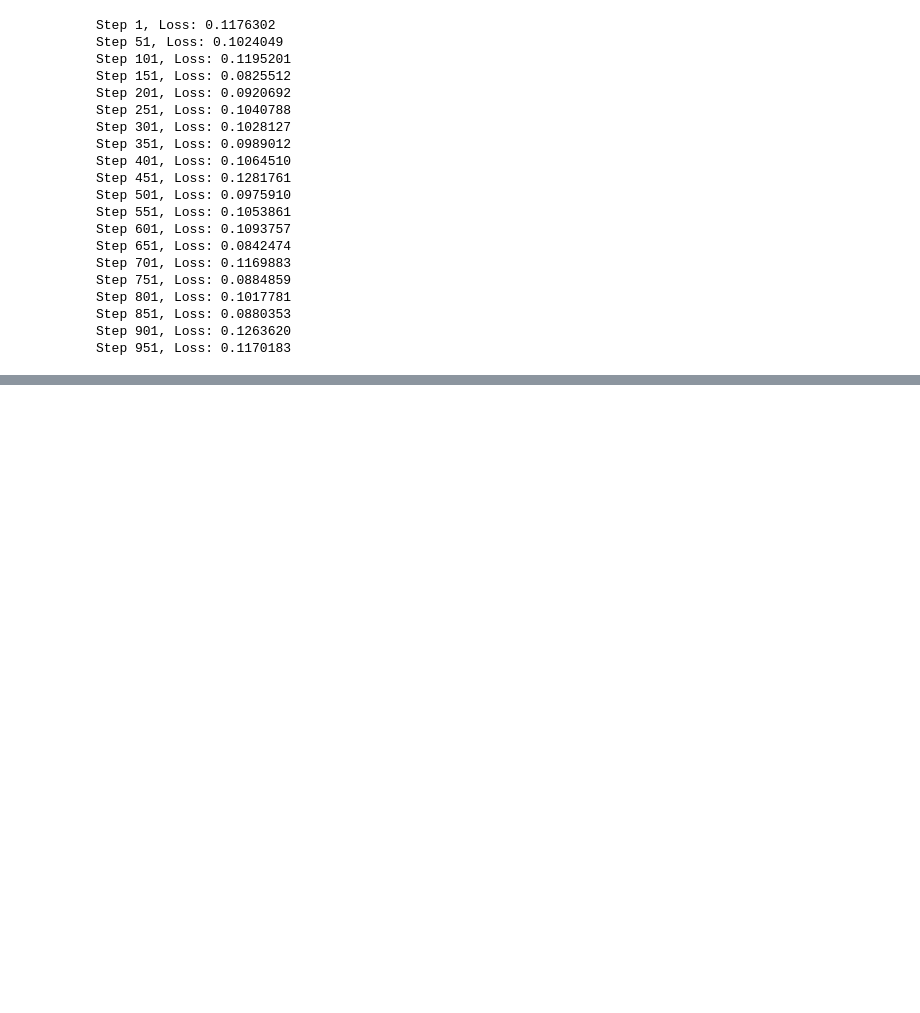
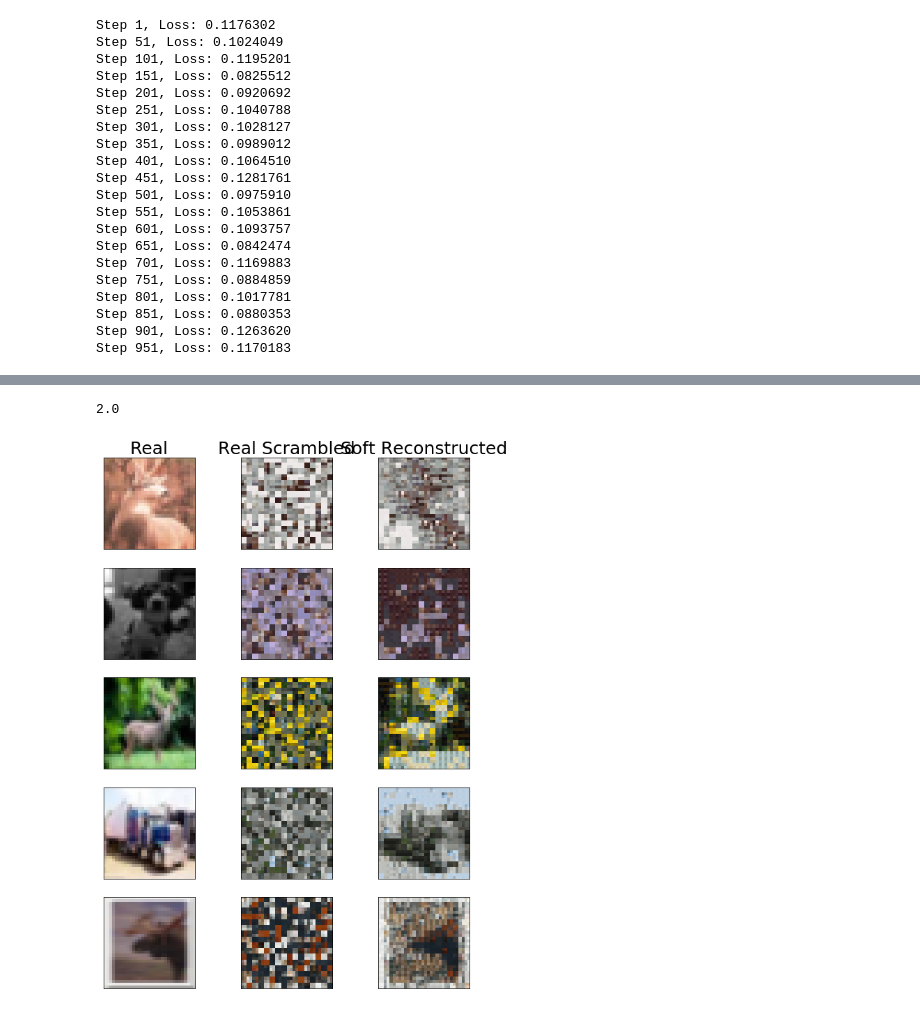
Before and after one commit to gomena/sinkhorn_networks, a Jupyter notebook: Sinkhorn_network_jigsaw-wg-transformer-Copy1.ipynb, the cells around one changed output, grey strips where cells are left out. Saved outputs shown, nothing was run; the diff lists cells and outputs as text; code cells hidden in the pictures; blank space fills up the shorter version.

```diff
--- a/Sinkhorn_network_jigsaw-wg-transformer-Copy1.ipynb
+++ b/Sinkhorn_network_jigsaw-wg-transformer-Copy1.ipynb
@@ -371,2 +335,50 @@ plt.savefig('reconstruct2.png')
+# %%
+batch_size_display = 5
+unscrambled_images = unscrambled_images[:batch_size_display,:,:]
+inv_hard_perms= np.zeros((batch_size_display, n_squares, n_squares))
+for i in range(batch_size_display):
+    inv_hard_perms[i,:,:] = soft_to_hard(inv_soft_perms_np[i,0,:,:])
+    inv_hard_perms[i,:,:] = soft_inv2[i,0,:,:].T
+unflatten_inf = unflatten_batch(unscrambled_images, n_channels)
+hard_inf = np.matmul(inv_hard_perms, np.reshape(scrambled_images_split[:batch_size_display,:,:,:], [batch_size_display,n_squares_side **2 ,-1]))
+
+unflatten_hard_inf =np.reshape(hard_inf, unflatten_inf.shape)
+joined_hard_inf =join_batch_split(unflatten_hard_inf)
+joined_inf = join_batch_split(unflatten_inf)
+joined_scrambled = join_batch_split(scrambled_images_split)
+joined_real = join_batch_split(real_images_split2)
+
+#Compare reconstructions with real data
+
+fig, ax = plt.subplots(batch_size_display,3,figsize=(10,14))
+
+for i in range(batch_size_display):
+
+    ax[i,0].imshow(joined_real[i,:,:,:],cmap='Greys')
+    ax[i,0].get_xaxis().set_visible(False)
+    ax[i,0].get_yaxis().set_visible(False)
+
+    ax[i,1].imshow(joined_scrambled[i,:,:,:],cmap='Greys')
+    ax[i,1].get_xaxis().set_visible(False)
+    ax[i,1].get_yaxis().set_visible(False)
+
+    ax[i,2].imshow(joined_inf[i,:,:,:],cmap='Greys')
+    ax[i,2].get_xaxis().set_visible(False)
+    ax[i,2].get_yaxis().set_visible(False)
+
+#     ax[i,3].imshow(joined_hard_inf[i,:,:,:],cmap='Greys')
+#     ax[i,3].get_xaxis().set_visible(False)
+#     ax[i,3].get_yaxis().set_visible(False)
+
+
+    if(i==0):
+        ax[i,0].set_title('Real',fontsize =25)
+        ax[i,1].set_title('Real Scrambled',fontsize =25)
+        ax[i,2].set_title('Soft Reconstructed',fontsize =25)
+        #ax[i,3].set_title('Hard Reconstructed',fontsize =25)
+plt.savefig('reconstruct2.png')
+# %% [output]
+2.0
+[figure, added]
 # %%
 fig,ax=plt.subplots(1,2,figsize=(10,5))
```
Also changed, not shown: parts of 6 cells of this notebook, 1 other file.
